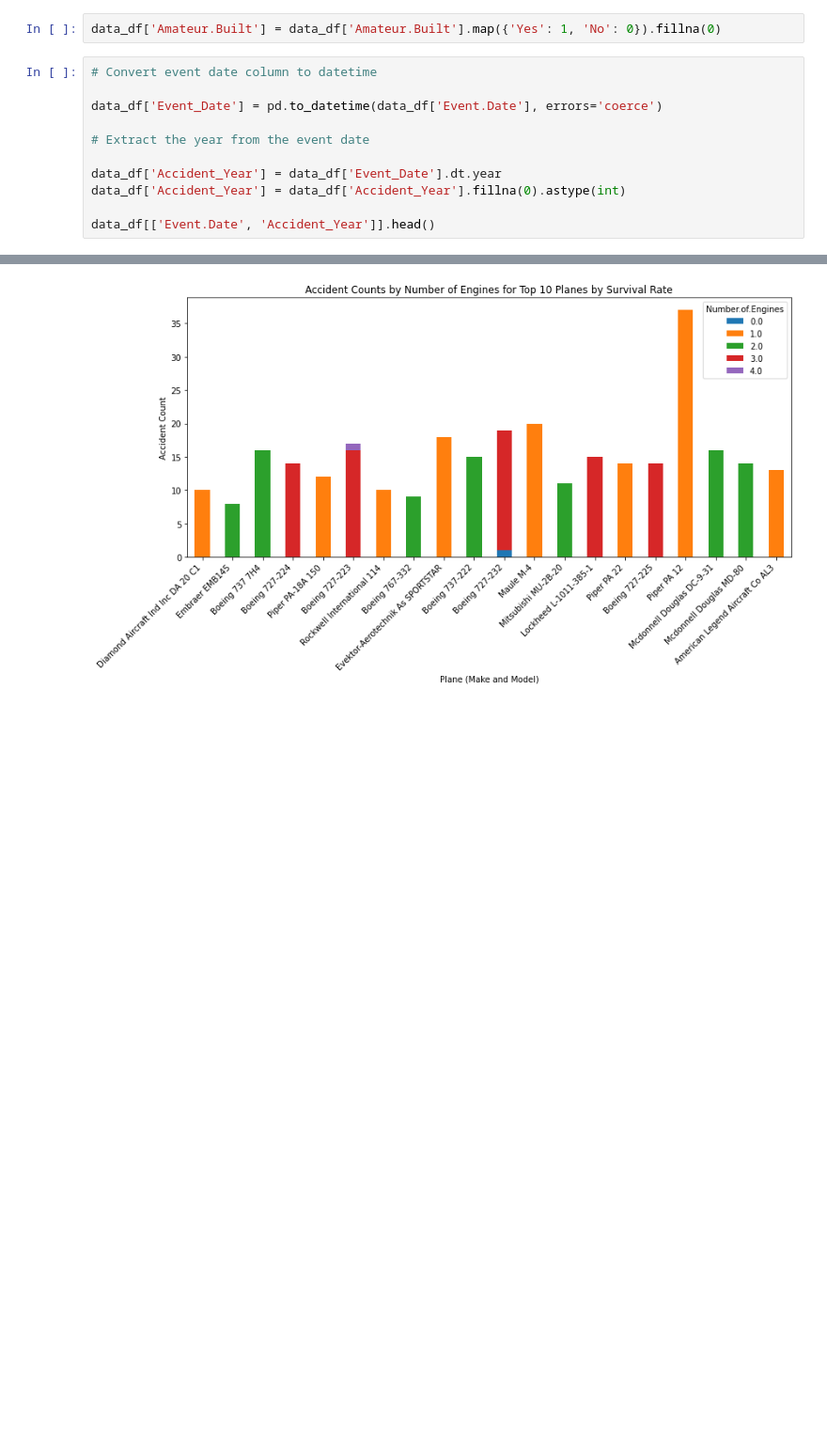
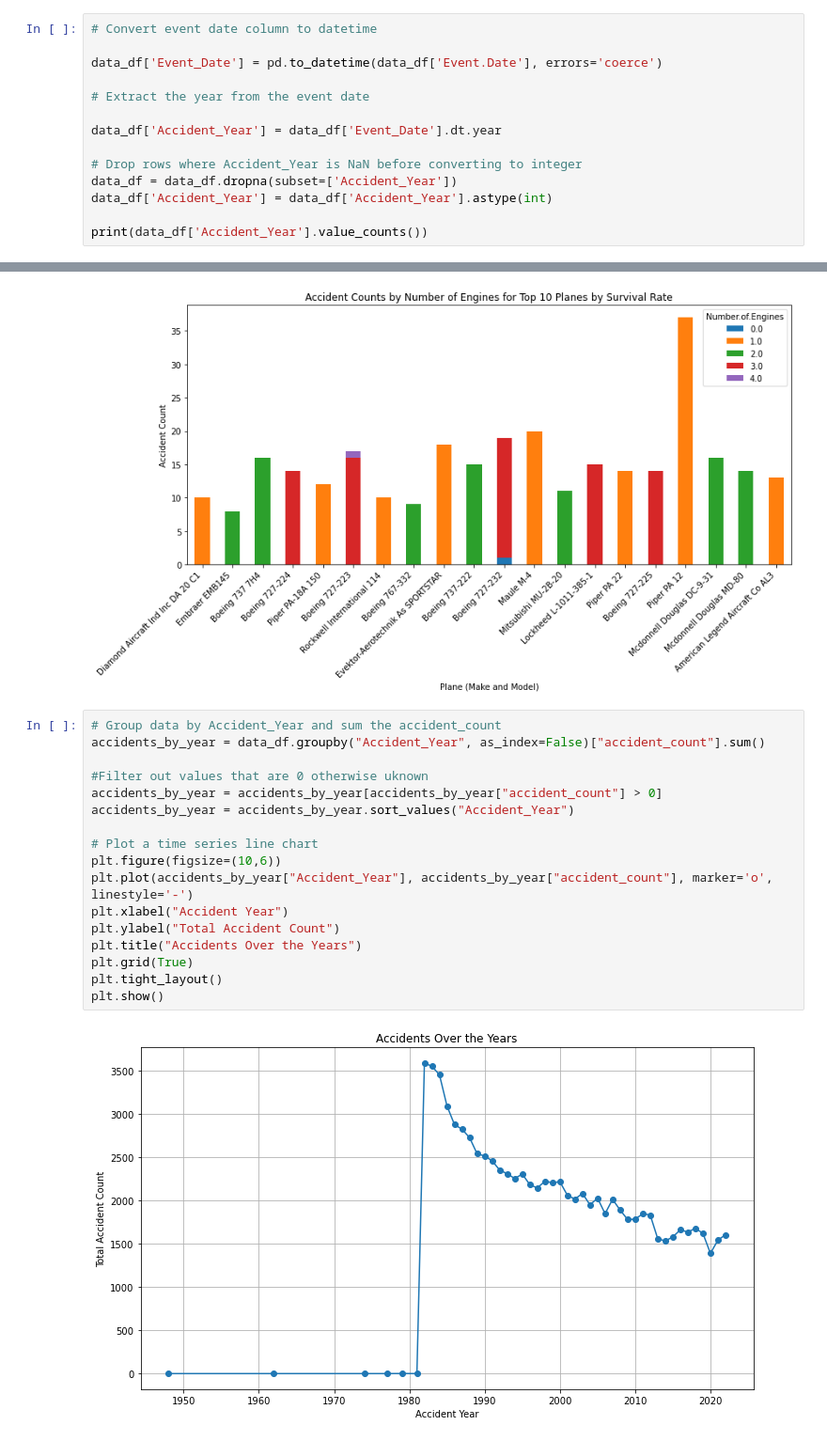
Before and after one commit to Kahiga-nelson/dsc-phase-1-project-v3, a Jupyter notebook: student.ipynb, the cells around one changed output, grey strips where cells are left out. Shown at 94% size. Saved outputs shown, nothing was run; the diff lists cells and outputs as text; blank space fills up the shorter version.

Commit message:
Added time series plot in main workbook

```diff
--- a/student.ipynb
+++ b/student.ipynb
@@ -660,8 +635,6 @@ stats_make.sort_values("Survival_Rate", ascending=False, inplace=True)
 # %%
 # Each row is one accident
 data_df['accident_count'] = 1
-# %%
-data_df['Amateur.Built'] = data_df['Amateur.Built'].map({'Yes': 1, 'No': 0}).fillna(0)
 # %%
 # Convert event date column to datetime
 
@@ -670,7 +643,10 @@ data_df['Event_Date'] = pd.to_datetime(data_df['Event.Date'], errors='coerce')
 # Extract the year from the event date
 
 data_df['Accident_Year'] = data_df['Event_Date'].dt.year
-data_df['Accident_Year'] = data_df['Accident_Year'].fillna(0).astype(int)
 
-data_df[['Event.Date', 'Accident_Year']].head()
+# Drop rows where Accident_Year is NaN before converting to integer
+data_df = data_df.dropna(subset=['Accident_Year'])
+data_df['Accident_Year'] = data_df['Accident_Year'].astype(int)
+
+print(data_df['Accident_Year'].value_counts())
 # %% [output]
@@ -1061,3 +1053,22 @@ plt.show()
 # %% [output]
 <Figure size 864x504 with 0 Axes>
 [figure]
+# %%
+# Group data by Accident_Year and sum the accident_count
+accidents_by_year = data_df.groupby("Accident_Year", as_index=False)["accident_count"].sum()
+
+#Filter out values that are 0 otherwise uknown
+accidents_by_year = accidents_by_year[accidents_by_year["accident_count"] > 0]
+accidents_by_year = accidents_by_year.sort_values("Accident_Year")
+
+# Plot a time series line chart
+plt.figure(figsize=(10,6))
+plt.plot(accidents_by_year["Accident_Year"], accidents_by_year["accident_count"], marker='o', linestyle='-')
+plt.xlabel("Accident Year")
+plt.ylabel("Total Accident Count")
+plt.title("Accidents Over the Years")
+plt.grid(True)
+plt.tight_layout()
+plt.show()
+# %% [output]
+[figure, added]
```
Also changed, not shown: parts of 26 cells of this notebook.
